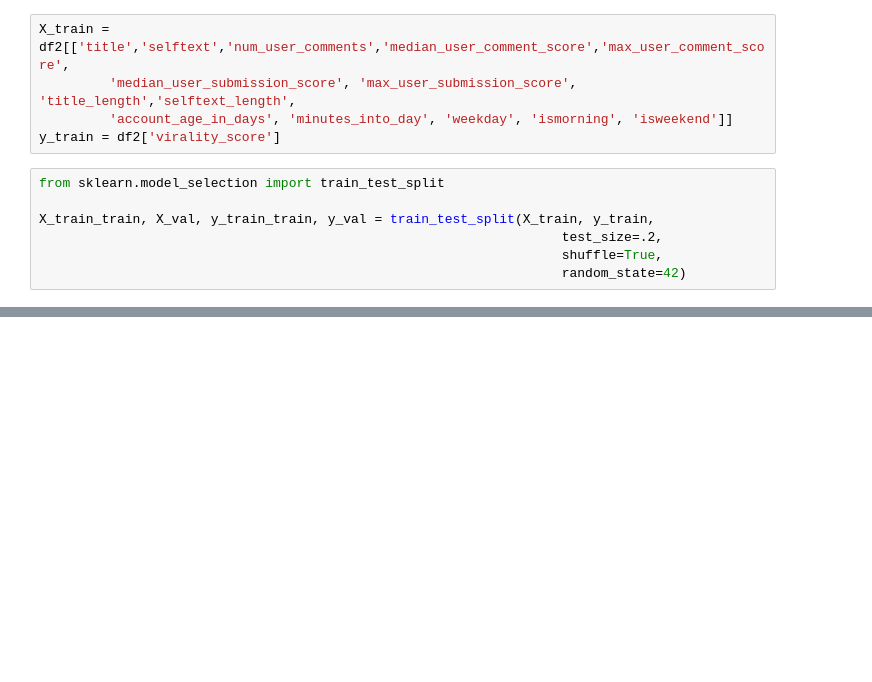
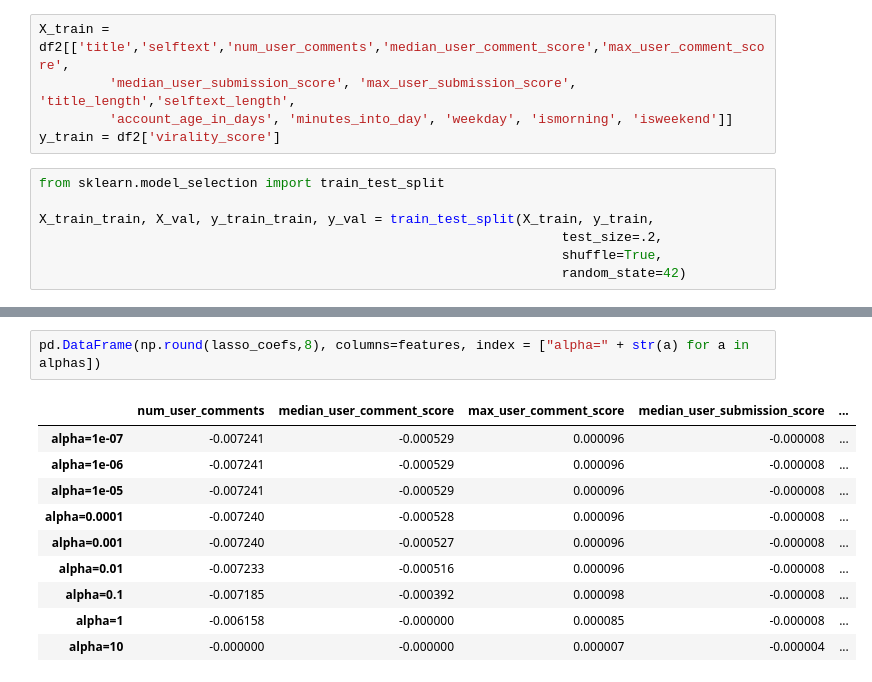
Before and after one commit to ericoden/erdos-project, a Jupyter notebook: data_preparation_ejo.ipynb, the cells around one changed output, grey strips where cells are left out. Drawn from its saved outputs; the diff is of its cells as text; blank space fills up the shorter version.

```diff
--- a/data_preparation_ejo.ipynb
+++ b/data_preparation_ejo.ipynb
@@ -319,0 +348,13 @@ from sklearn.linear_model import Lasso
+# %%
+pd.DataFrame(np.round(lasso_coefs,8), columns=features, index = ["alpha=" + str(a) for a in alphas])
+# %% [output]
+|  | num_user_comments | median_user_comment_score | max_user_comment_score | median_user_submission_score | ... |
+| alpha=1e-07 | -0.007241 | -0.000529 | 0.000096 | -0.000008 | ... |
+| alpha=1e-06 | -0.007241 | -0.000529 | 0.000096 | -0.000008 | ... |
+| alpha=1e-05 | -0.007241 | -0.000529 | 0.000096 | -0.000008 | ... |
+| alpha=0.0001 | -0.007240 | -0.000528 | 0.000096 | -0.000008 | ... |
+| alpha=0.001 | -0.007240 | -0.000527 | 0.000096 | -0.000008 | ... |
+| alpha=0.01 | -0.007233 | -0.000516 | 0.000096 | -0.000008 | ... |
+| alpha=0.1 | -0.007185 | -0.000392 | 0.000098 | -0.000008 | ... |
+| alpha=1 | -0.006158 | -0.000000 | 0.000085 | -0.000008 | ... |
+| alpha=10 | -0.000000 | -0.000000 | 0.000007 | -0.000004 | ... |
```
Also changed, not shown: parts of 10 cells of this notebook.
